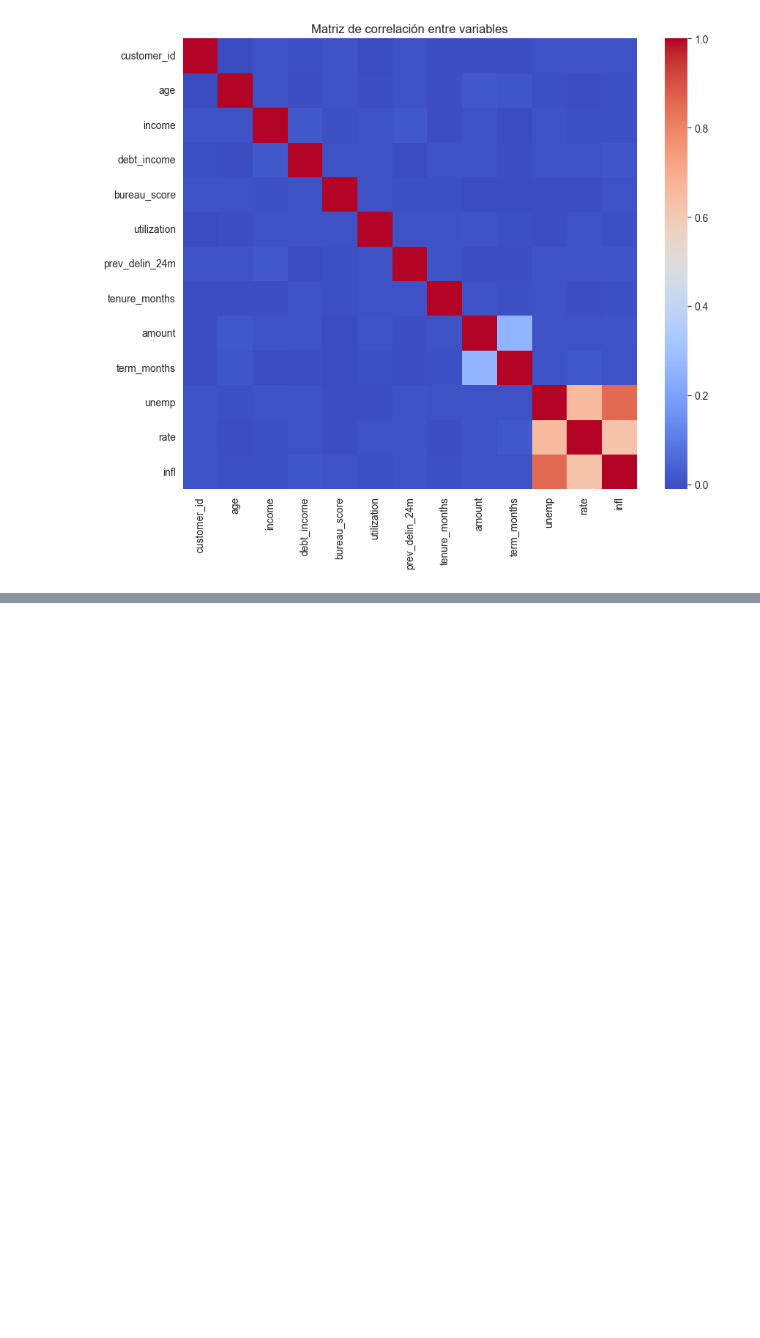
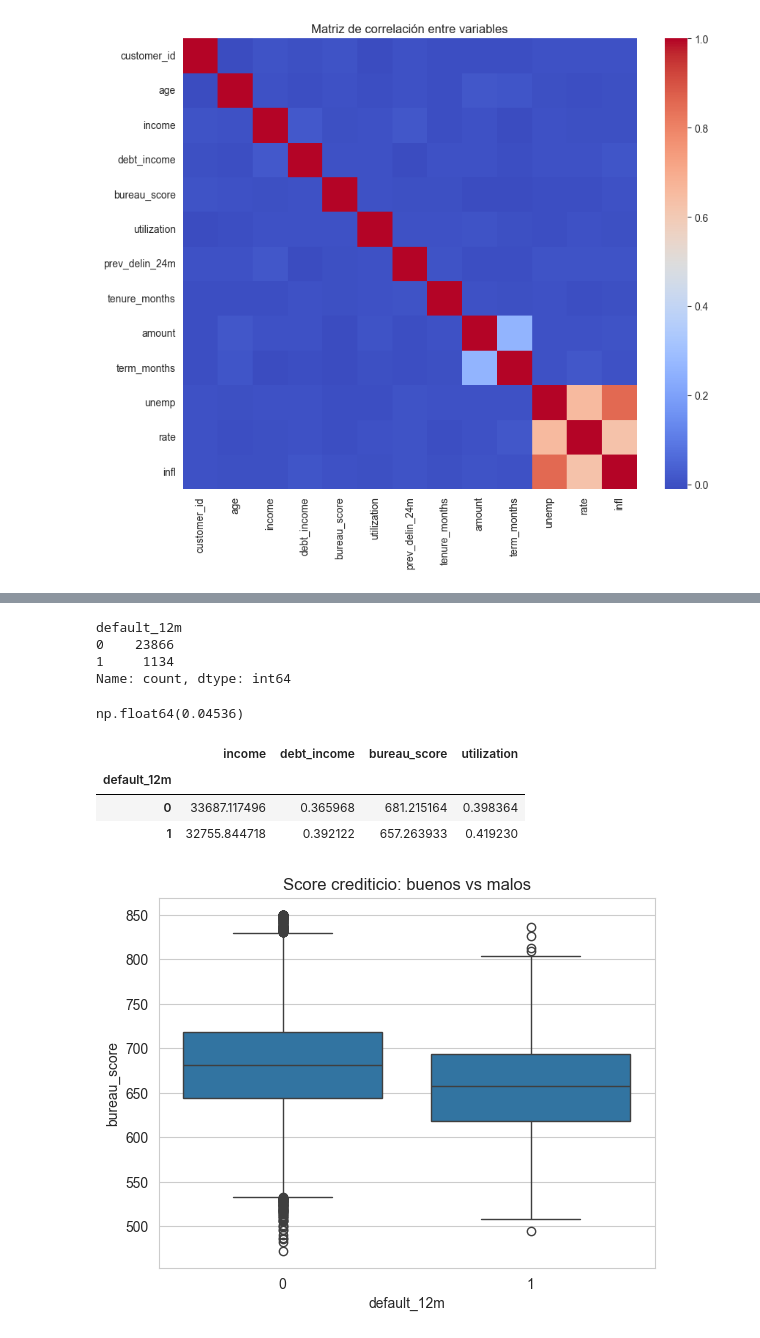
Before and after one commit to lioact/Prueba-Monex, a Jupyter notebook: 00 EDA.ipynb, the cells around one changed output, grey strips where cells are left out. Saved outputs shown, nothing was run; the diff lists cells and outputs as text; code cells hidden in the pictures; blank space fills up the shorter version.

Commit message:
Refactor EDA notebook and reorganize data files

```diff
--- a/01 EDA.ipynb
+++ b/00 EDA.ipynb
@@ -187,0 +205,3 @@ apps
+# %%
+default_12m = perf_12m.groupby('customer_id')['default_flag'].max()
+default_12m
@@ -187,0 +222,3 @@ apps
+# %%
+default_12m = default_12m.reset_index()
+default_12m = default_12m.rename(columns={'default_flag': 'default_12m'})
@@ -187,0 +229,4 @@ apps
+# %%
+
+apps = apps.merge(default_12m, on='customer_id', how='left')
+apps
@@ -187,0 +247,29 @@ apps
+# %%
+apps['default_12m'] = apps['default_12m'].fillna(0)
+# %%
+apps['default_12m'].value_counts()
+# %% [output]
+default_12m
+0    23866
+1     1134
+Name: count, dtype: int64
+# %%
+apps['default_12m'].mean()
+# %% [output]
+np.float64(0.04536)
+# %%
+apps.groupby('default_12m')[['income','debt_income','bureau_score','utilization']].mean()
+# %% [output]
+|  | income | debt_income | bureau_score | utilization |
+| default_12m |  |  |  |  |
+| 0 | 33687.117496 | 0.365968 | 681.215164 | 0.398364 |
+| 1 | 32755.844718 | 0.392122 | 657.263933 | 0.419230 |
+# %%
+import seaborn as sns
+import matplotlib.pyplot as plt
+
+sns.boxplot(data=apps, x='default_12m', y='bureau_score')
+plt.title('Score crediticio: buenos vs malos')
+plt.show()
+# %% [output]
+[figure, added]
```
Also changed, not shown: parts of 32 cells of this notebook, 10 other files.
